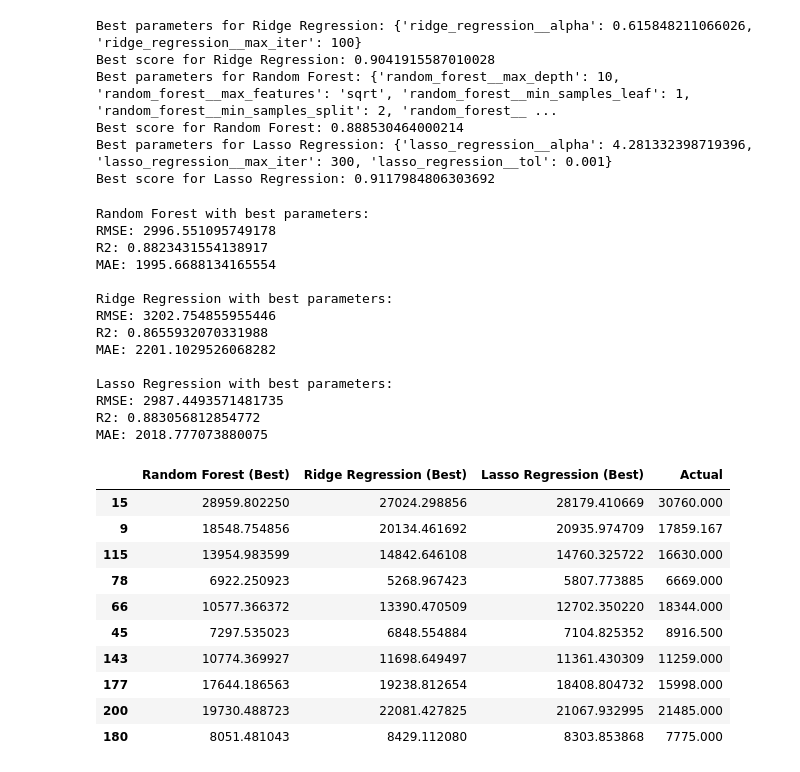
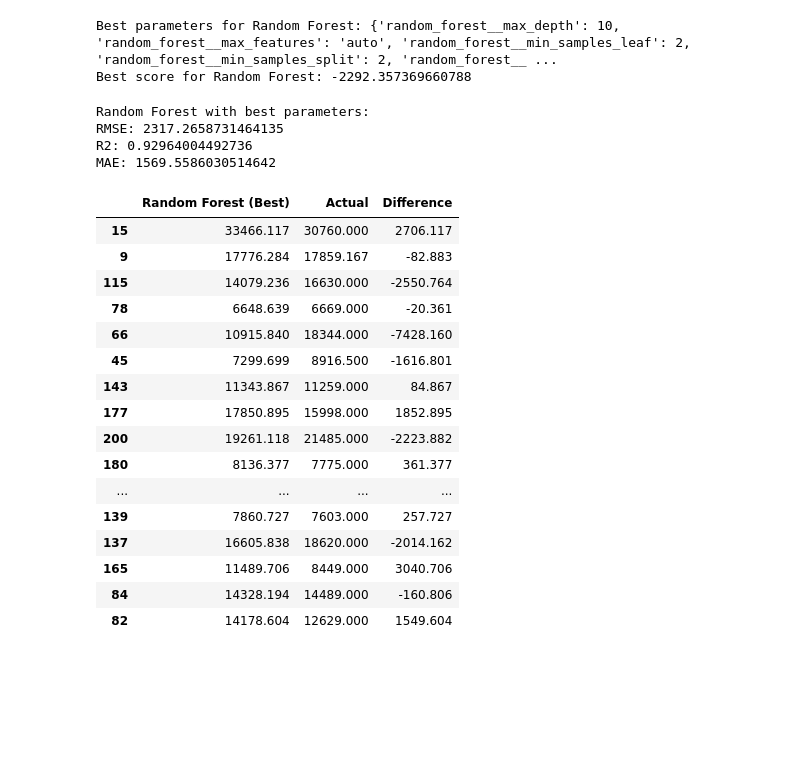
Before and after one commit to tlm159/Car_estimate_ML, a Jupyter notebook: notebook/entrainement_modele.ipynb, the cells around one changed output. Drawn from its saved outputs; the diff is of its cells as text; code cells hidden in the pictures; blank space fills up the shorter version.

```diff
--- a/notebook/entrainement_modele.ipynb
+++ b/notebook/entrainement_modele.ipynb
@@ -40,8 +42,7 @@ categorical_columns = ['etat_de_route', 'turbo', 'type_vehicule', 'roues_motrice
 # %%
 # Créer un transformateur pour les variables numériques
 num_transformer = Pipeline(steps=[
-    ('scaler', MinMaxScaler()),
-    ('poly', PolynomialFeatures(degree=2, include_bias=False))
+    ('Normalisation', MinMaxScaler()),
 ])
 
 # Créer un transformateur pour les variables catégorielles
@@ -118,15 +80,7 @@ GridSearchCV(cv=5,
 # %%
-print("Best parameters for Ridge Regression:", ridge_grid.best_params_)
-print("Best score for Ridge Regression:", ridge_grid.best_score_)
 print("Best parameters for Random Forest:", random_forest_grid.best_params_)
 print("Best score for Random Forest:", random_forest_grid.best_score_)
-print("Best parameters for Lasso Regression:", lasso_grid.best_params_)
-print("Best score for Lasso Regression:", lasso_grid.best_score_)
 # %% [output]
-Best parameters for Ridge Regression: {'ridge_regression__alpha': 0.615848211066026, 'ridge_regression__max_iter': 100}
-Best score for Ridge Regression: 0.9041915587010028
-Best parameters for Random Forest: {'random_forest__max_depth': 10, 'random_forest__max_features': 'sqrt', 'random_forest__min_samples_leaf': 1, 'random_forest__min_samples_split': 2, 'random_forest__ ...
-Best score for Random Forest: 0.888530464000214
-Best parameters for Lasso Regression: {'lasso_regression__alpha': 4.281332398719396, 'lasso_regression__max_iter': 300, 'lasso_regression__tol': 0.001}
-Best score for Lasso Regression: 0.9117984806303692
+Best parameters for Random Forest: {'random_forest__max_depth': 10, 'random_forest__max_features': 'auto', 'random_forest__min_samples_leaf': 2, 'random_forest__min_samples_split': 2, 'random_forest__ ...
+Best score for Random Forest: -2292.357369660788
 # %%
@@ -150,43 +96,31 @@ print("\nRandom Forest with best parameters:")
 print("RMSE:", rmse_forest_best)
 print("R2:", r2_forest_best)
 print("MAE:", mae_forest_best)
-
-print("\nRidge Regression with best parameters:")
-print("RMSE:", rmse_ridge_best)
-print("R2:", r2_ridge_best)
-print("MAE:", mae_ridge_best)
-
-print("\nLasso Regression with best parameters:")
-print("RMSE:", rmse_lasso_best)
-print("R2:", r2_lasso_best)
-print("MAE:", mae_lasso_best)
 # %% [output]
 Random Forest with best parameters:
-RMSE: 2996.551095749178
-R2: 0.8823431554138917
-MAE: 1995.6688134165554
-
-Ridge Regression with best parameters:
-RMSE: 3202.754855955446
-R2: 0.8655932070331988
-MAE: 2201.1029526068282
-
-Lasso Regression with best parameters:
-RMSE: 2987.4493571481735
-R2: 0.883056812854772
-MAE: 2018.777073880075
+RMSE: 2317.2658731464135
+R2: 0.92964004492736
+MAE: 1569.5586030514642
-# %%
-results_df_best = pd.DataFrame({"Random Forest (Best)": y_pred_forest_best, "Ridge Regression (Best)": y_pred_ridge_best, "Lasso Regression (Best)": y_pred_lasso_best, "Actual": y_test})
-results_df_best.head(10)
-# %% [output]
-|  | Random Forest (Best) | Ridge Regression (Best) | Lasso Regression (Best) | Actual |
-| 15 | 28959.802250 | 27024.298856 | 28179.410669 | 30760.000 |
-| 9 | 18548.754856 | 20134.461692 | 20935.974709 | 17859.167 |
-| 115 | 13954.983599 | 14842.646108 | 14760.325722 | 16630.000 |
-| 78 | 6922.250923 | 5268.967423 | 5807.773885 | 6669.000 |
-| 66 | 10577.366372 | 13390.470509 | 12702.350220 | 18344.000 |
-| 45 | 7297.535023 | 6848.554884 | 7104.825352 | 8916.500 |
-| 143 | 10774.369927 | 11698.649497 | 11361.430309 | 11259.000 |
-| 177 | 17644.186563 | 19238.812654 | 18408.804732 | 15998.000 |
-| 200 | 19730.488723 | 22081.427825 | 21067.932995 | 21485.000 |
-| 180 | 8051.481043 | 8429.112080 | 8303.853868 | 7775.000 |
+# %%
+results_df_best = pd.DataFrame({"Random Forest (Best)": y_pred_forest_best,"Actual": y_test})
+results_df_best['Random Forest (Best)'] = results_df_best['Random Forest (Best)'].apply(lambda x: round(x, 3))
+results_df_best['Difference'] = results_df_best['Random Forest (Best)'] - results_df_best['Actual']
+results_df_best
+# %% [output]
+|  | Random Forest (Best) | Actual | Difference |
+| 15 | 33466.117 | 30760.000 | 2706.117 |
+| 9 | 17776.284 | 17859.167 | -82.883 |
+| 115 | 14079.236 | 16630.000 | -2550.764 |
+| 78 | 6648.639 | 6669.000 | -20.361 |
+| 66 | 10915.840 | 18344.000 | -7428.160 |
+| 45 | 7299.699 | 8916.500 | -1616.801 |
+| 143 | 11343.867 | 11259.000 | 84.867 |
+| 177 | 17850.895 | 15998.000 | 1852.895 |
+| 200 | 19261.118 | 21485.000 | -2223.882 |
+| 180 | 8136.377 | 7775.000 | 361.377 |
+| ... | ... | ... | ... |
+| 139 | 7860.727 | 7603.000 | 257.727 |
+| 137 | 16605.838 | 18620.000 | -2014.162 |
+| 165 | 11489.706 | 8449.000 | 3040.706 |
+| 84 | 14328.194 | 14489.000 | -160.806 |
+| 82 | 14178.604 | 12629.000 | 1549.604 |
```
Also changed, not shown: parts of 20 cells of this notebook, 7 other files.
